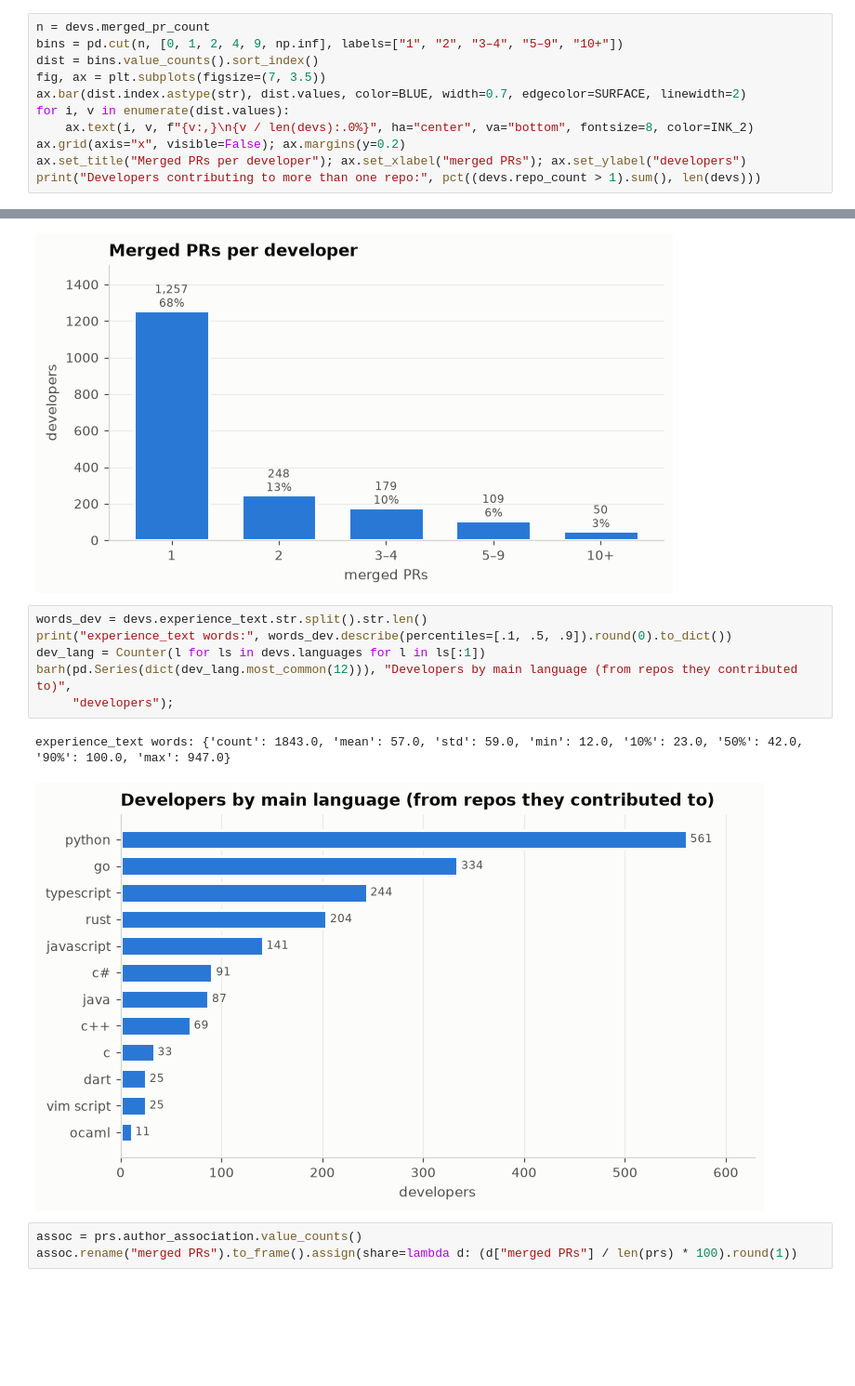
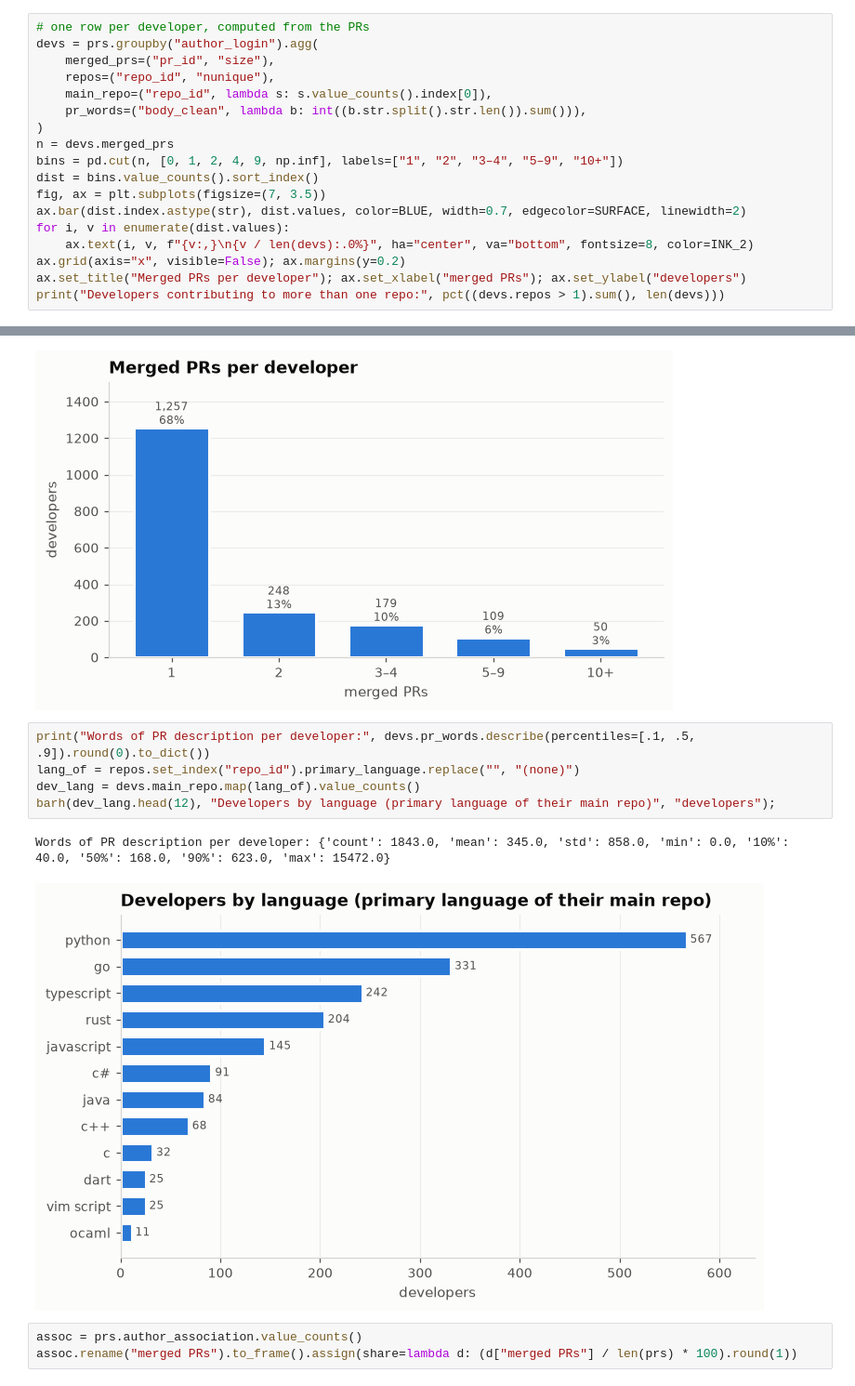
Before and after one commit to iftekhar-ifat/op3nsrc, a Jupyter notebook: notebooks/eda.ipynb, the cells around one changed output, grey strips where cells are left out. Shown at 93% size. Saved outputs shown, nothing was run; the diff lists cells and outputs as text; blank space fills up the shorter version.

```diff
--- a/notebooks/eda.ipynb
+++ b/notebooks/eda.ipynb
@@ -277,5 +275,12 @@ Developer profiles are built from merged PRs. The fewer PRs a developer has, the
 # %%
-n = devs.merged_pr_count
+# one row per developer, computed from the PRs
+devs = prs.groupby("author_login").agg(
+    merged_prs=("pr_id", "size"),
+    repos=("repo_id", "nunique"),
+    main_repo=("repo_id", lambda s: s.value_counts().index[0]),
+    pr_words=("body_clean", lambda b: int((b.str.split().str.len()).sum())),
+)
+n = devs.merged_prs
 bins = pd.cut(n, [0, 1, 2, 4, 9, np.inf], labels=["1", "2", "3–4", "5–9", "10+"])
 dist = bins.value_counts().sort_index()
 fig, ax = plt.subplots(figsize=(7, 3.5))
@@ -284,19 +289,18 @@ for i, v in enumerate(dist.values):
     ax.text(i, v, f"{v:,}\n{v / len(devs):.0%}", ha="center", va="bottom", fontsize=8, color=INK_2)
 ax.grid(axis="x", visible=False); ax.margins(y=0.2)
 ax.set_title("Merged PRs per developer"); ax.set_xlabel("merged PRs"); ax.set_ylabel("developers")
-print("Developers contributing to more than one repo:", pct((devs.repo_count > 1).sum(), len(devs)))
+print("Developers contributing to more than one repo:", pct((devs.repos > 1).sum(), len(devs)))
 # %% [output]
 Developers contributing to more than one repo: 6.9%
 [figure]
 # %%
-words_dev = devs.experience_text.str.split().str.len()
-print("experience_text words:", words_dev.describe(percentiles=[.1, .5, .9]).round(0).to_dict())
-dev_lang = Counter(l for ls in devs.languages for l in ls[:1])
-barh(pd.Series(dict(dev_lang.most_common(12))), "Developers by main language (from repos they contributed to)",
-     "developers");
+print("Words of PR description per developer:", devs.pr_words.describe(percentiles=[.1, .5, .9]).round(0).to_dict())
+lang_of = repos.set_index("repo_id").primary_language.replace("", "(none)")
+dev_lang = devs.main_repo.map(lang_of).value_counts()
+barh(dev_lang.head(12), "Developers by language (primary language of their main repo)", "developers");
 # %% [output]
-experience_text words: {'count': 1843.0, 'mean': 57.0, 'std': 59.0, 'min': 12.0, '10%': 23.0, '50%': 42.0, '90%': 100.0, 'max': 947.0}
+Words of PR description per developer: {'count': 1843.0, 'mean': 345.0, 'std': 858.0, 'min': 0.0, '10%': 40.0, '50%': 168.0, '90%': 623.0, 'max': 15472.0}
-[figure, old version]
+[figure, new version]
 # %%
 assoc = prs.author_association.value_counts()
 assoc.rename("merged PRs").to_frame().assign(share=lambda d: (d["merged PRs"] / len(prs) * 100).round(1))
```
Also changed, not shown: parts of 4 cells of this notebook, 15 other files.
